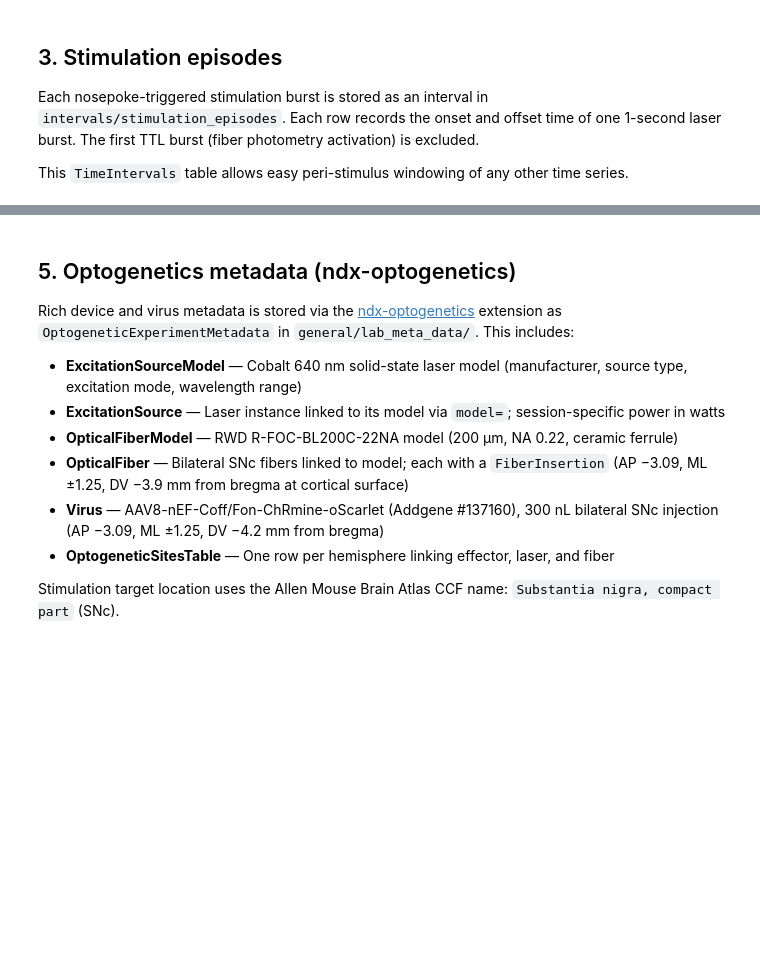
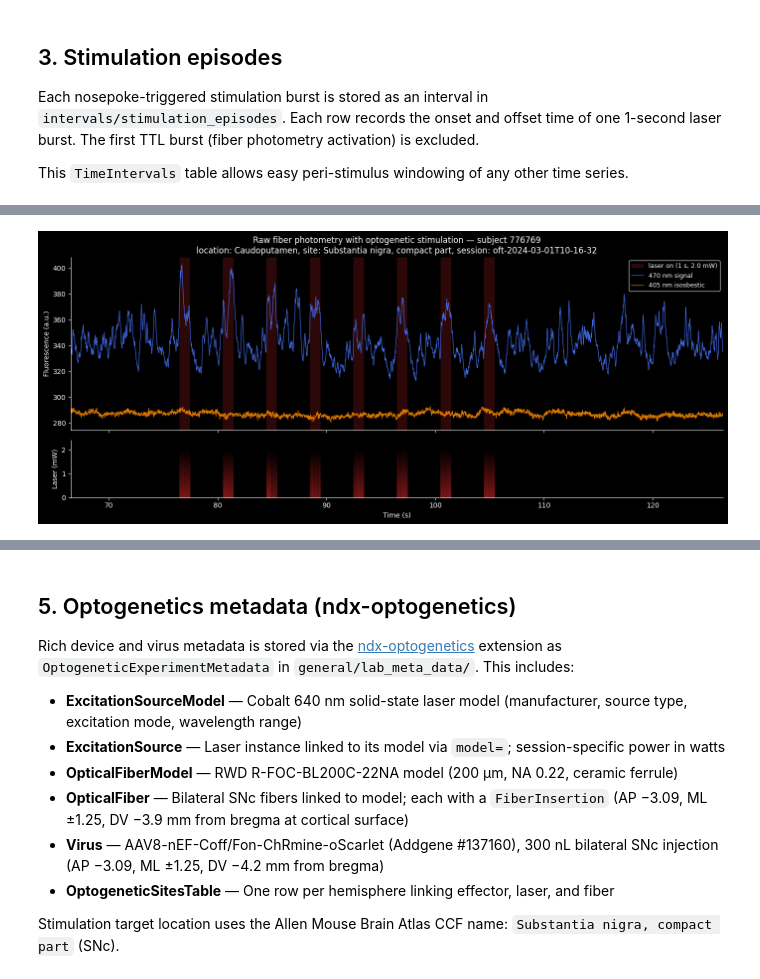
Before and after one commit to catalystneuro/meletis-lab-to-nwb, a Jupyter notebook: src/meletis_lab_to_nwb/tutorials/opto_dlight_demo.ipynb, the cells around one changed output, grey strips where cells are left out. Cells and saved outputs as stored; diff of their text form; code cells hidden in the pictures; blank space fills up the shorter version.

```diff
--- a/src/meletis_lab_to_nwb/tutorials/opto_dlight_demo.ipynb
+++ b/src/meletis_lab_to_nwb/tutorials/opto_dlight_demo.ipynb
@@ -444,0 +423,80 @@ plt.show()
+# %%
+# --- Select a time window around the first bout of stimulation episodes ---
+# Center on the first stimulation onset and show ~60 s that captures several bursts.
+
+first_onset = stim_df["start_time"].iloc[0]
+t_window_start = max(first_onset - 10.0, raw_time[0])
+t_window_stop = t_window_start + 60.0
+
+# Raw fiber photometry channels (from cell above)
+raw_sig = nwbfile.acquisition["FiberPhotometryResponseSeries"]
+raw_ref = nwbfile.acquisition["FiberPhotometryResponseSeriesIsosbestic"]
+sig_data = raw_sig.data[:]
+ref_data = raw_ref.data[:]
+raw_time = raw_sig.timestamps[:]
+
+fp_mask = (raw_time >= t_window_start) & (raw_time <= t_window_stop)
+t_fp = raw_time[fp_mask]
+sig_win = sig_data[fp_mask]
+ref_win = ref_data[fp_mask]
+
+# Laser power trace from OptogeneticSeries
+ogen = nwbfile.stimulus["OptogeneticSeries"]
+ogen_time = ogen.timestamps[:]
+ogen_data = ogen.data[:]
+og_mask = (ogen_time >= t_window_start) & (ogen_time <= t_window_stop)
+t_og = ogen_time[og_mask]
+p_og_mW = ogen_data[og_mask] * 1000.0  # W -> mW
+laser_mW = float(ogen_data.max() * 1000.0)
+
+# Stimulation episodes falling inside the window
+episodes_in_window = stim_df[
+    (stim_df["stop_time"] >= t_window_start) & (stim_df["start_time"] <= t_window_stop)
+]
+
+# --- Plot ---
+fig, (ax_fp, ax_og) = plt.subplots(
+    2, 1, figsize=(14, 6), sharex=True, gridspec_kw={"height_ratios": [3, 1]}
+)
+
+# Top: raw FP traces with stim shading
+stim_color = "firebrick"
+stim_label = f"laser on (1 s, {laser_mW:.1f} mW)"
+for i, (_, ep) in enumerate(episodes_in_window.iterrows()):
+    ax_fp.axvspan(
+        ep["start_time"],
+        ep["stop_time"],
+        color=stim_color,
+        alpha=0.25,
+        linewidth=0,
+        label=stim_label if i == 0 else None,
+    )
+
+ax_fp.plot(t_fp, sig_win, linewidth=0.9, color="royalblue", label="470 nm signal")
+ax_fp.plot(t_fp, ref_win, linewidth=0.9, color="darkorange", alpha=0.85, label="405 nm isosbestic")
+ax_fp.set_ylabel("Fluorescence (a.u.)")
+ax_fp.set_title(
+    f"Raw fiber photometry with optogenetic stimulation — subject {nwbfile.subject.subject_id}\n"
+    f"location: {fp_table['location'][0]}, site: {site.location}, "
+    f"session: {nwbfile.session_id}"
+)
+ax_fp.legend(loc="upper right", fontsize=9, framealpha=0.9)
+ax_fp.spines["top"].set_visible(False)
+ax_fp.spines["right"].set_visible(False)
+
+# Bottom: laser power trace
+ax_og.fill_between(t_og, p_og_mW, color=stim_color, alpha=0.85, linewidth=0)
+ax_og.set_ylabel("Laser (mW)")
+ax_og.set_xlabel("Time (s)")
+ax_og.set_ylim(0, max(laser_mW * 1.2, 0.1))
+ax_og.set_xlim(t_window_start, t_window_stop)
+ax_og.spines["top"].set_visible(False)
+ax_og.spines["right"].set_visible(False)
+
+plt.tight_layout()
+plt.show()
+
+print(f"Window: {t_window_start:.2f} – {t_window_stop:.2f} s "
+      f"({len(episodes_in_window)} stimulation episodes)")
+# %% [output]
+[figure, added]
```
Also changed, not shown: parts of 12 cells of this notebook.
